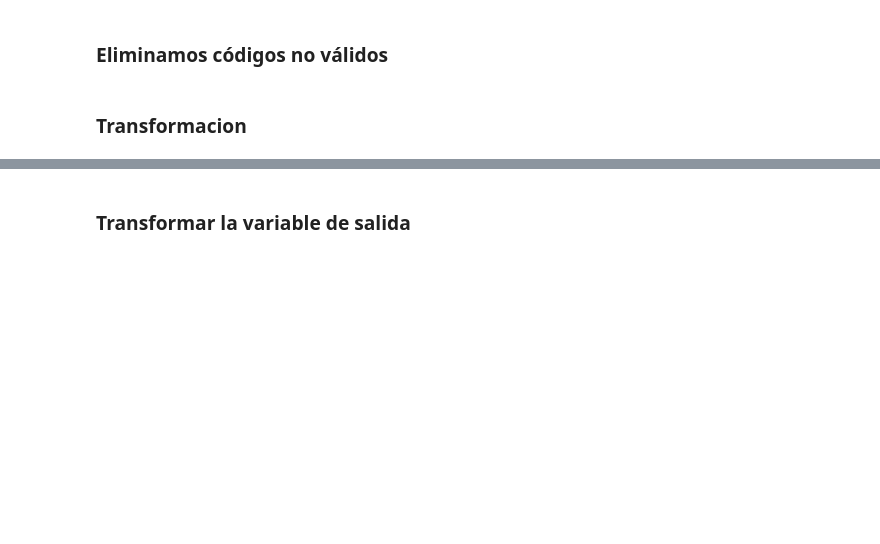
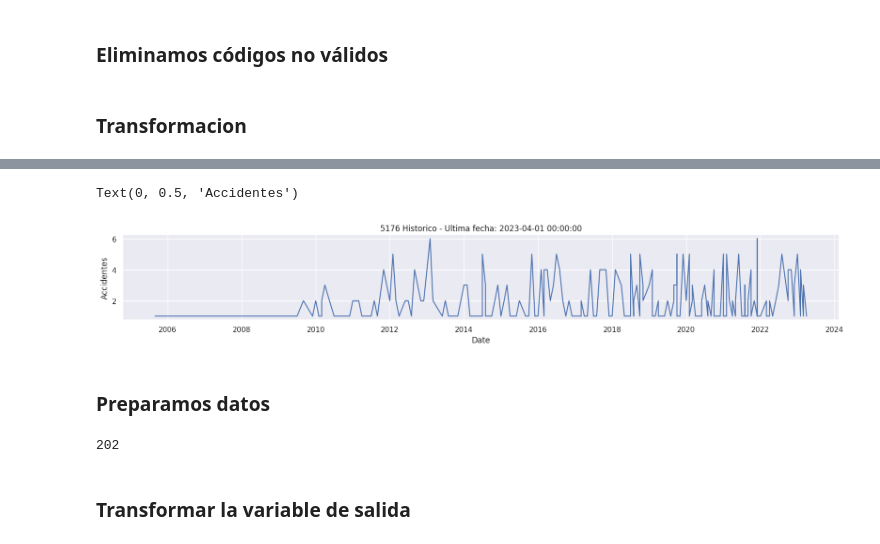
Before and after one commit to gabrielfernandorey/GGGR, a Jupyter notebook: LSTM/SRT v5.ipynb, the cells around one changed output, grey strips where cells are left out. Drawn from its saved outputs; the diff is of its cells as text; code cells hidden in the pictures; blank space fills up the shorter version.

```diff
--- a/LSTM/SRT v5.ipynb
+++ b/LSTM/SRT v5.ipynb
@@ -227,3 +231,9 @@ df = df.loc[df.codigo != "0001"]
 df = df.loc[df.codigo != "0005"]
 # %% [markdown]
 ### Transformacion
+# %%
+# Utilizamos la fecha como indice
+df['fecha'] = pd.to_datetime({'year': df['año'],
+                               'month': df['mes'],
+                               'day': '01'})
+df
@@ -229,0 +254,3 @@ df = df.loc[df.codigo != "0005"]
+# %%
+df = df.set_index('fecha')
+df
@@ -343,4 +273,0 @@ embedding_df
-# %%
-# Utilizamos el codigo como indice (para joinear)
-df = df.set_index('codigo')
-df
@@ -365,0 +274,3 @@ df.total_cp.max()
+# %%
+unicos = pd.unique(df.codigo)
+unicos
@@ -365,0 +302,14 @@ df.total_cp.max()
+# %%
+codigo_in = random.choice(unicos)
+filtro = df[df.codigo == codigo_in]
+cm = 1/2.54  # centimeters in inches
+plt.subplots(figsize=(50*cm, 6*cm))
+plt.title(str(codigo_in) +' Historico'+' - Ultima fecha: '+ str(filtro.tail(1).index[0]))
+plt.plot(filtro['total_cp'])
+plt.xlabel('Date', fontsize=12)
+plt.ylabel('Accidentes', fontsize=12)
+# %% [output]
+Text(0, 0.5, 'Accidentes')
+[figure, added]
+# %% [markdown]
+### Preparamos datos
@@ -366,3 +318,9 @@ df.total_cp.max()
+# %%
+# Convertimos a numpy array
+dataset = data.values
+len(dataset)
+# %% [output]
+202
 # %% [markdown]
 ### Transformar la variable de salida
 # %%
```
Also changed, not shown: parts of 107 cells of this notebook.
